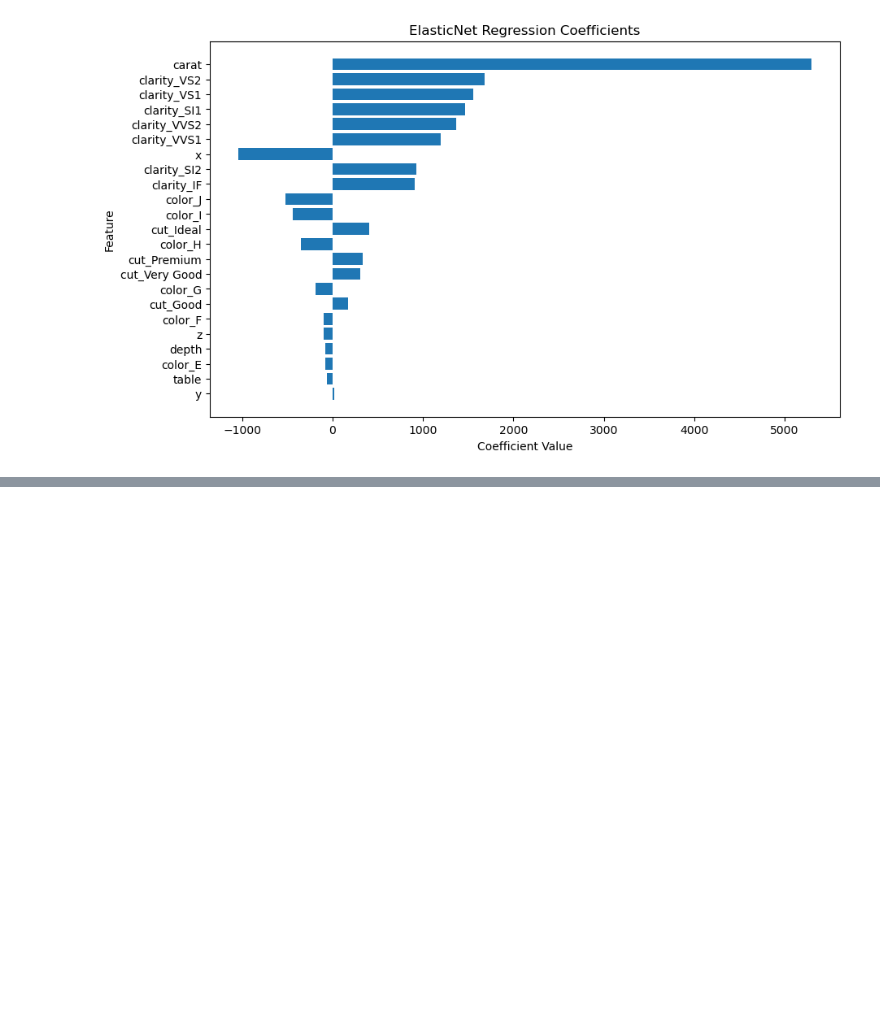
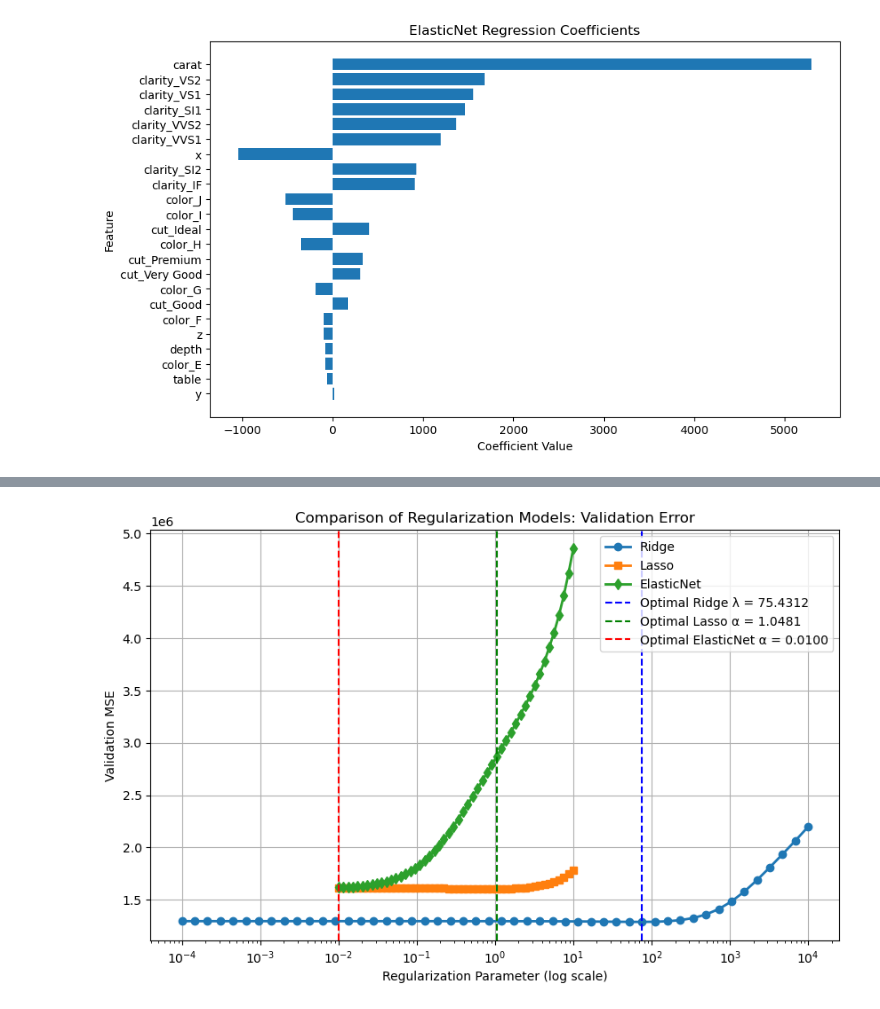
Before and after one commit to ThomasSchiolerH/Machine-Learning-And-Data-Mining, a Jupyter notebook: Project 1 & 2/project.ipynb, the cells around one changed output, grey strips where cells are left out. Drawn from its saved outputs; the diff is of its cells as text; code cells hidden in the pictures; blank space fills up the shorter version.

```diff
--- a/Project 1 & 2/project.ipynb
+++ b/Project 1 & 2/project.ipynb
@@ -753,3 +732,0 @@ X_train, X_test, y_train, y_test = train_test_split(X_std, y, random_state=42, t
-# %%
-#lambda_values = [0.00001,0.0001,0.001, 0.01, 0.1, 1, 10, 100,1000]
-lambda_values = np.arange(1e-3,5,0.1)
@@ -855,0 +733,19 @@ ElasticNet results:  {0.001: 2563379.7344698026, 0.101: 2550801.7782425587, 0.20
+# %%
+# Plot all validation errors together
+plt.figure(figsize=(10, 6))
+plt.semilogx(lambda_values, validation_errors, label='Ridge', marker='o', linewidth=2)
+plt.plot(alpha_values_lasso, mse_mean_lasso, label='Lasso', marker='s', linewidth=2)
+plt.plot(elasticnet_cv.alphas_, mse_mean_opt_l1, label='ElasticNet', marker='d', linewidth=2)
+
+plt.axvline(optimal_lambda, color='b', linestyle='--', label=f'Optimal Ridge λ = {optimal_lambda:.4f}')
+plt.axvline(optimal_alpha_lasso, color='g', linestyle='--', label=f'Optimal Lasso α = {optimal_alpha_lasso:.4f}')
+plt.axvline(optimal_alpha_en, color='r', linestyle='--', label=f'Optimal ElasticNet α = {optimal_alpha_en:.4f}')
+
+plt.xlabel('Regularization Parameter (log scale)')
+plt.ylabel('Validation MSE')
+plt.title('Comparison of Regularization Models: Validation Error')
+plt.legend()
+plt.grid(True)
+plt.show()
+# %% [output]
+[figure, added]
```
Also changed, not shown: parts of 14 cells of this notebook.
